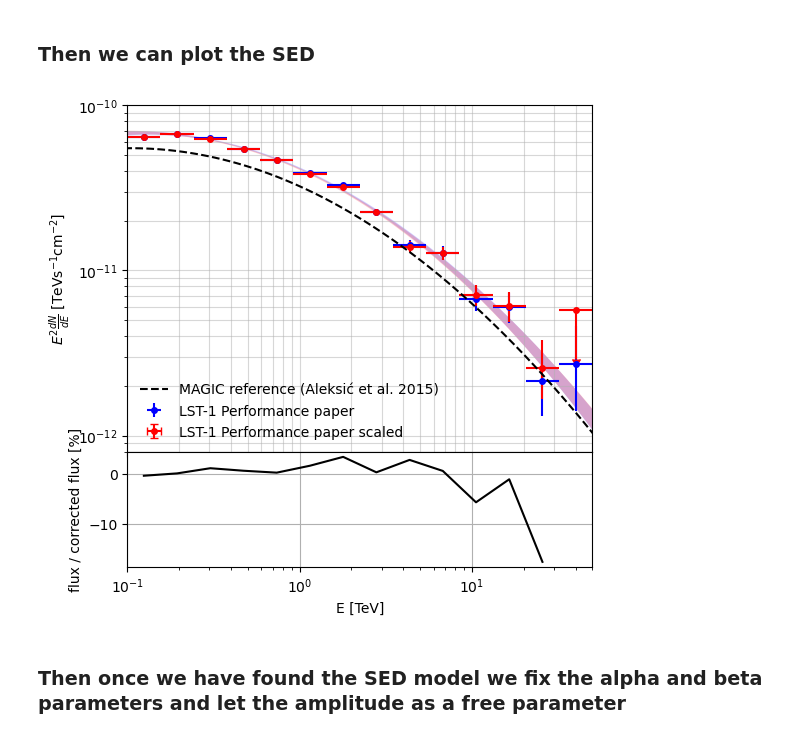
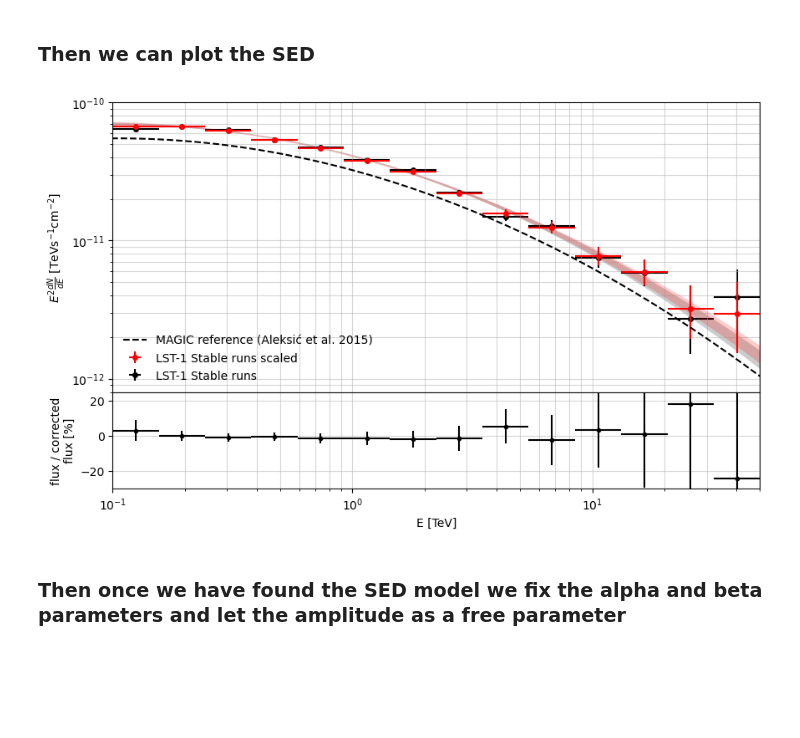
Before and after one commit to juanjq/cherenkov_transparency_corrections, a Jupyter notebook: high_level_analysis/test_flux_dispersion.ipynb, the cells around one changed output. Drawn from its saved outputs; the diff is of its cells as text; code cells hidden in the pictures; blank space fills up the shorter version.

```diff
--- a/high_level_analysis/test_flux_dispersion.ipynb
+++ b/high_level_analysis/test_flux_dispersion.ipynb
@@ -43,14 +43,14 @@ root_data = root + "../../data/"
 config_gammapy_path = root_objects + "config_gammapy_analysis.json"
 
 # Data labels
-dataset_labels = ["Performance paper", "Performance paper scaled"]
+dataset_labels = ["Stable runs scaled", "Stable runs"]#["Performance paper period scaled", "Performance paper period", "Performance paper scaled", "Performance paper", "Unstable runs scaled", "Unstable runs", "Stable runs (jump) scaled", "Stable runs (jump)", "Stable runs scaled", "Stable runs", ]
 # Color plots
-color_plots = ["b", "r"]
+color_plots = ["r", "k",]
 
 # Path of dl3 data
 dl3_dirs = [
-    "/fefs/aswg/workspace/juan.jimenez/data/cherenkov_transparency_corrections/crab/dl3_0/",
-    "/fefs/aswg/workspace/juan.jimenez/data/cherenkov_transparency_corrections/crab/dl3_scaled_0/",
+    "/fefs/aswg/workspace/juan.jimenez/data/cherenkov_transparency_corrections/crab/dl3_scaled_4/",
+    "/fefs/aswg/workspace/juan.jimenez/data/cherenkov_transparency_corrections/crab/dl3_4/",
 ]
 
 compute_datasets = False
@@ -367,41 +370,51 @@ plot_kwargs = {
     "energy_bounds": [0.08, 100] * u.TeV,
     "sed_type": "e2dnde",
     "yunits": u.Unit("TeV cm-2 s-1"),
     "xunits": u.TeV,
 }
 cmap = plotting.create_cmap_from_colors(["w", "w", "cornflowerblue"])
 
 # Crab models
 crab_magic_100 = create_crab_spectral_model("magic_lp")
 
 # ----------------------------------------------------------
-fig, (ax, axr) = plt.subplots(2, 1, figsize=(6, 6), gridspec_kw={'height_ratios': [3, 1]}, sharex=True)
+fig, (ax, axr) = plt.subplots(2, 1, figsize=(10, 6), gridspec_kw={'height_ratios': [3, 1]}, sharex=True)
 
 for i in range(len(color_plots)):
     best_fit_models[i].spectral_model.plot_error(
-        ax=ax, facecolor=color_plots[i], alpha=0.2, **plot_kwargs,
+        ax=ax, facecolor=color_plots[i], alpha=0.2, **plot_kwargs, zorder=len(color_plots)-i
     )
-    flux_points[i].plot(sed_type="e2dnde", ax=ax, color=color_plots[i], label=f"LST-1 {dataset_labels[i]}")
+    flux_points[i].plot(
+        sed_type="e2dnde", ax=ax, color=color_plots[i], label=f"LST-1 {dataset_labels[i]}",
+        zorder=len(color_plots)-i
+    )
 
 crab_magic_100.plot(
     ax=ax, ls="--", lw=1.5, color="k", label="MAGIC reference (Aleksić et al. 2015)", **plot_kwargs
 )
 
-ratio = np.array(flux_points[0].to_table(sed_type="dnde", formatted=True)["dnde"] / flux_points[1].to_table(sed_type="dnde", formatted=True)["dnde"])[:-1]
-energy = np.array(flux_points[0].to_table(sed_type="dnde", formatted=True)["e_ref"])[:-1]
-axr.plot(energy, (ratio -1) * 100, color="k", )
-axr.set_ylim()
+tab_scaled = flux_points[0].to_table(sed_type="dnde", formatted=True)
+tab_origin = flux_points[1].to_table(sed_type="dnde", formatted=True)
 
+ratio = np.array(tab_scaled["dnde"] / tab_origin["dnde"])
+e_ratio = np.sqrt((tab_origin["dnde"] * tab_origin["dnde_err"] / tab_scaled["dnde"]**2)**2 + (tab_scaled["dnde_err"] / tab_scaled["dnde"])**2)
+
+energy = np.array(tab_origin["e_ref"])
+axr.errorbar(
+    energy, (ratio - 1) * 100, xerr=(energy - tab_scaled["e_min"], tab_scaled["e_max"] - energy), yerr=(e_ratio) * 100,
+    color="k", ls="", marker="."
+)
+axr.set_ylim(-30, 25)
 ax.legend(loc=3, frameon=False)
 ax.set_ylim([8e-13, 1e-10])
 ax.grid(which="both", alpha=0.5)
-axr.grid()
+axr.grid(which="both", alpha=0.5)
 ax.set_ylabel("$E^2\\frac{dN}{dE}$ [TeVs${}^{-1}$cm${}^{-2}$]")
 axr.set_xlabel("E [TeV]")
-axr.set_ylabel("flux / corrected flux [%]")
+axr.set_ylabel("flux / corrected\nflux [%]")
 plt.subplots_adjust(wspace=0, hspace=0)
 
-plt.savefig(f"plots/total.png", bbox_inches="tight", dpi=400)
+# plt.savefig(f"plots/total.png", bbox_inches="tight", dpi=400)
 plt.show()
 # %% [output]
-[figure, old version]
+[figure, new version]
```
Also changed, not shown: parts of 23 cells of this notebook, 9 other files.
